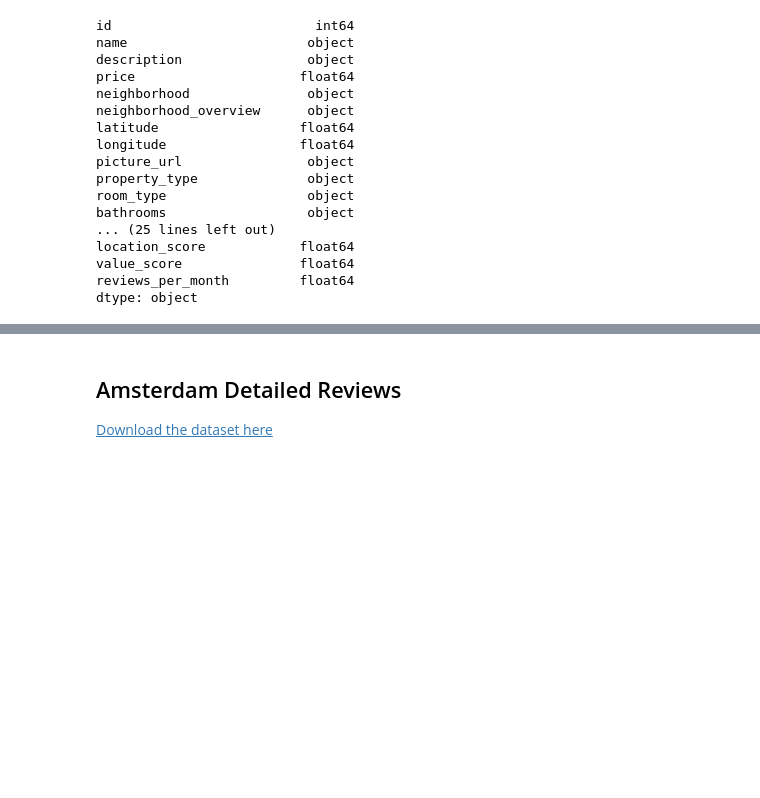
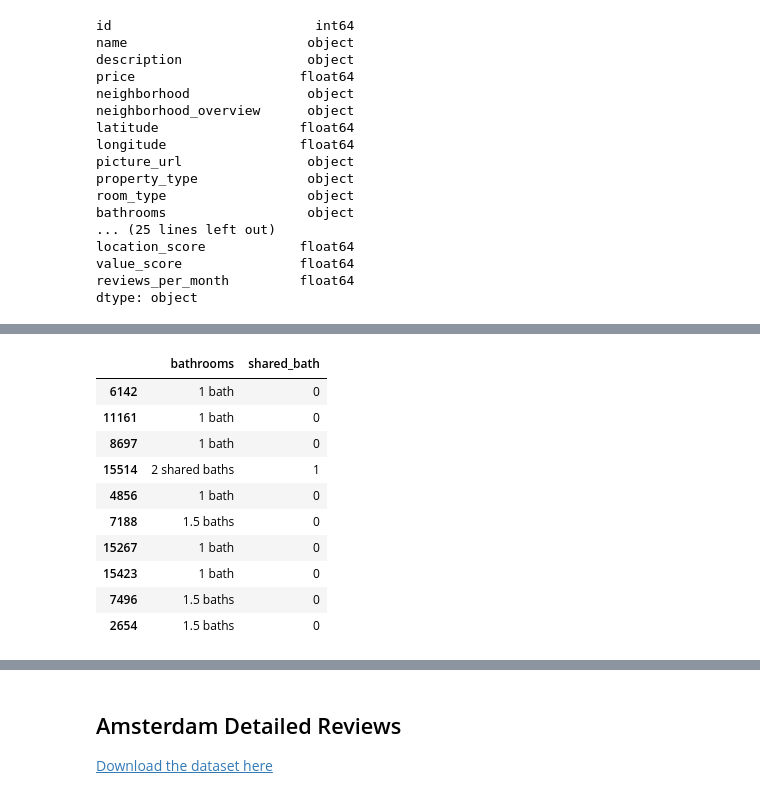
Before and after one commit to BW-TT-158-AirBnB/Data-Science-Unit3-and-Unit4, a Jupyter notebook: notebooks/BW4_AirBnB_EDA.ipynb, the cells around one changed output, grey strips where cells are left out. Saved outputs shown, nothing was run; the diff lists cells and outputs as text; code cells hidden in the pictures; blank space fills up the shorter version.

Commit message:
still working on eda, almost done with `bathrooms` feature, need a break.

```diff
--- a/notebooks/BW4_AirBnB_EDA.ipynb
+++ b/notebooks/BW4_AirBnB_EDA.ipynb
@@ -476,0 +477,16 @@ amsterdam_cleaned[['bathrooms', 'shared_bath']].sample(10)
+# %%
+amsterdam_cleaned['shared_bath'] = amsterdam_cleaned['shared_bath'].map(lambda x: 1 if x == True else 0)
+
+amsterdam_cleaned[['bathrooms', 'shared_bath']].sample(10)
+# %% [output]
+|  | bathrooms | shared_bath |
+| 6142 | 1 bath | 0 |
+| 11161 | 1 bath | 0 |
+| 8697 | 1 bath | 0 |
+| 15514 | 2 shared baths | 1 |
+| 4856 | 1 bath | 0 |
+| 7188 | 1.5 baths | 0 |
+| 15267 | 1 bath | 0 |
+| 15423 | 1 bath | 0 |
+| 7496 | 1.5 baths | 0 |
+| 2654 | 1.5 baths | 0 |
```
Also changed, not shown: parts of 15 cells of this notebook.
